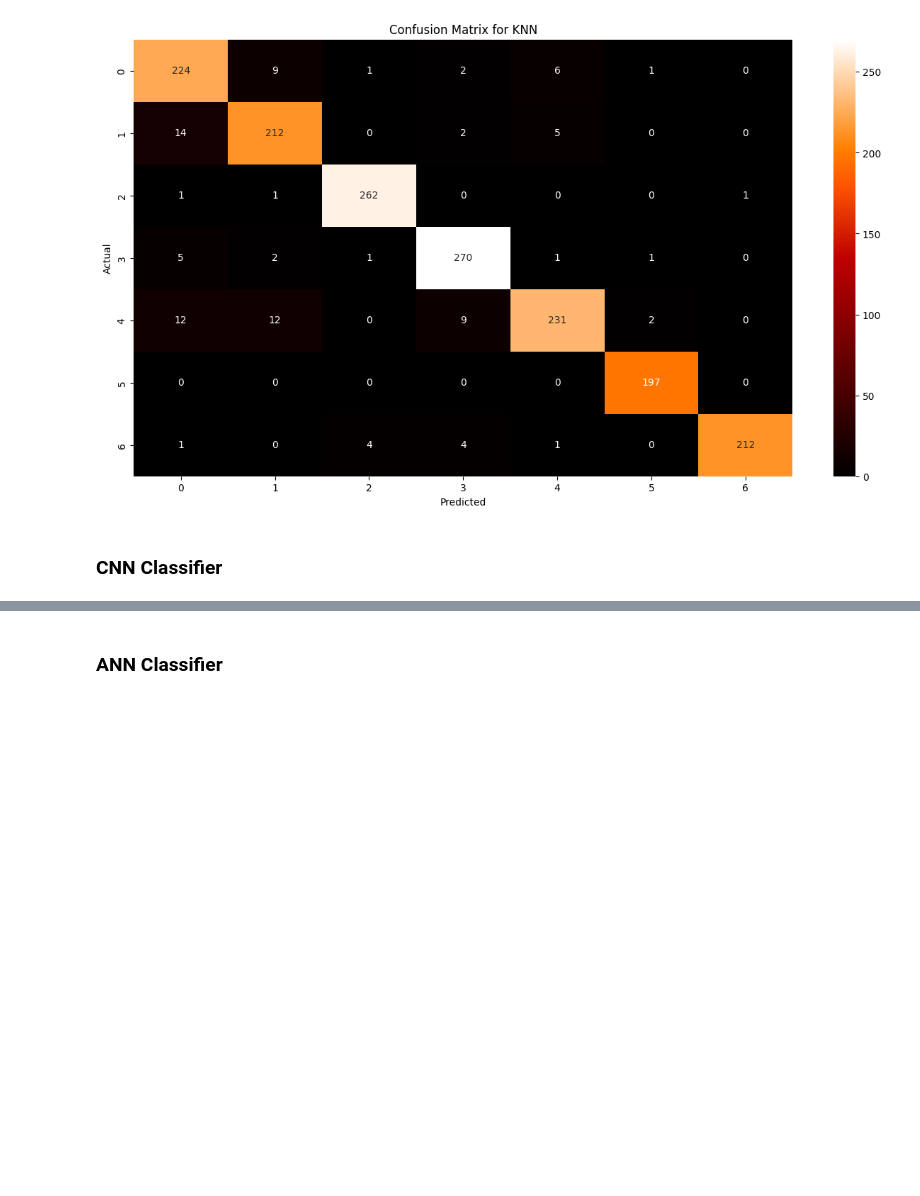
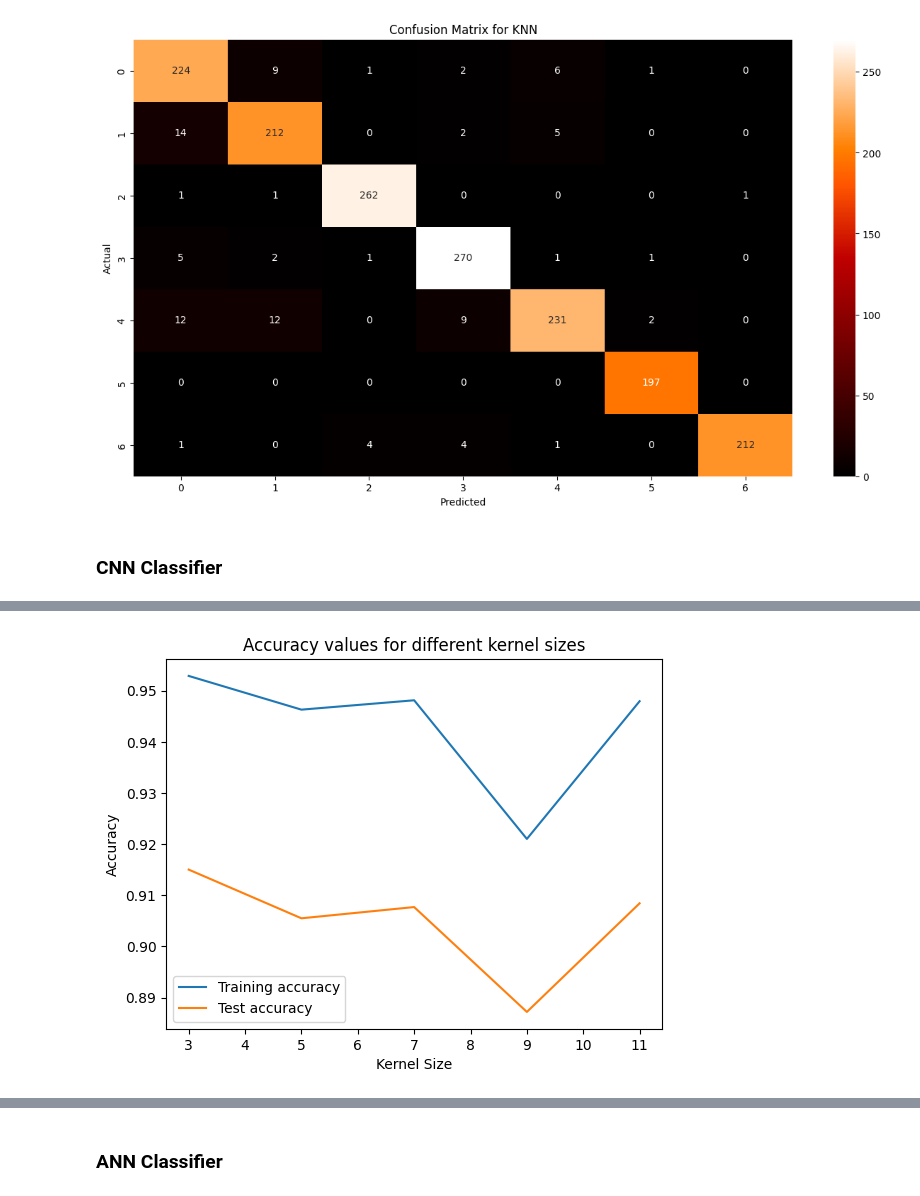
Before and after one commit to ashpreet12/MajorProject_Emg_ParkinsonDetection, a Jupyter notebook: dataset1_handRecognition.ipynb, the cells around one changed output, grey strips where cells are left out. Drawn from its saved outputs; the diff is of its cells as text; code cells hidden in the pictures; blank space fills up the shorter version.

```diff
--- a/dataset1_handRecognition.ipynb
+++ b/dataset1_handRecognition.ipynb
@@ -662,2 +662,51 @@ results_cnn
 # %%
 results= pd.concat([results, results_cnn], ignore_index=True)
+# %%
+from keras.utils import to_categorical
+
+# Convert target outputs to one-hot encoded format
+y_train_encoded = to_categorical(y_train)
+y_test_encoded = to_categorical(y_test)
+
+# Define the range of kernel sizes for the CNN
+kernel_sizes = range(3, 13, 2)
+
+# Calculate accuracy for each kernel size on training and test sets
+train_accuracies = []
+test_accuracies = []
+
+for kernel_size in kernel_sizes:
+
+    # Define the CNN model
+    model = keras.models.Sequential([
+    keras.layers.Conv1D(filters=32, kernel_size=3, activation='relu', input_shape=(80,1)),
+    keras.layers.MaxPooling1D(pool_size=2),
+    keras.layers.Flatten(),
+    keras.layers.Dense(units=128, activation='relu'),
+    keras.layers.Dense(units=8, activation='softmax')
+])
+
+    # Compile the model
+    model.compile(optimizer='adam', loss='categorical_crossentropy', metrics=['accuracy'])
+
+    # Train the model
+    model.fit(x_train, y_train_encoded, epochs=20, batch_size=32, verbose=0)
+
+    # Evaluate the model on training data
+    train_loss, train_accuracy = model.evaluate(x_train, y_train_encoded, verbose=0)
+    train_accuracies.append(train_accuracy)
+
+    # Evaluate the model on test data
+    test_loss, test_accuracy = model.evaluate(x_test, y_test_encoded, verbose=0)
+    test_accuracies.append(test_accuracy)
+
+# Plot the accuracy values for each kernel size on training and test sets
+plt.plot(kernel_sizes, train_accuracies, label='Training accuracy')
+plt.plot(kernel_sizes, test_accuracies, label='Test accuracy')
+plt.xlabel('Kernel Size')
+plt.ylabel('Accuracy')
+plt.title('Accuracy values for different kernel sizes')
+plt.legend()
+plt.show()
+# %% [output]
+[figure, added]
```
Also changed, not shown: parts of 15 cells of this notebook.
